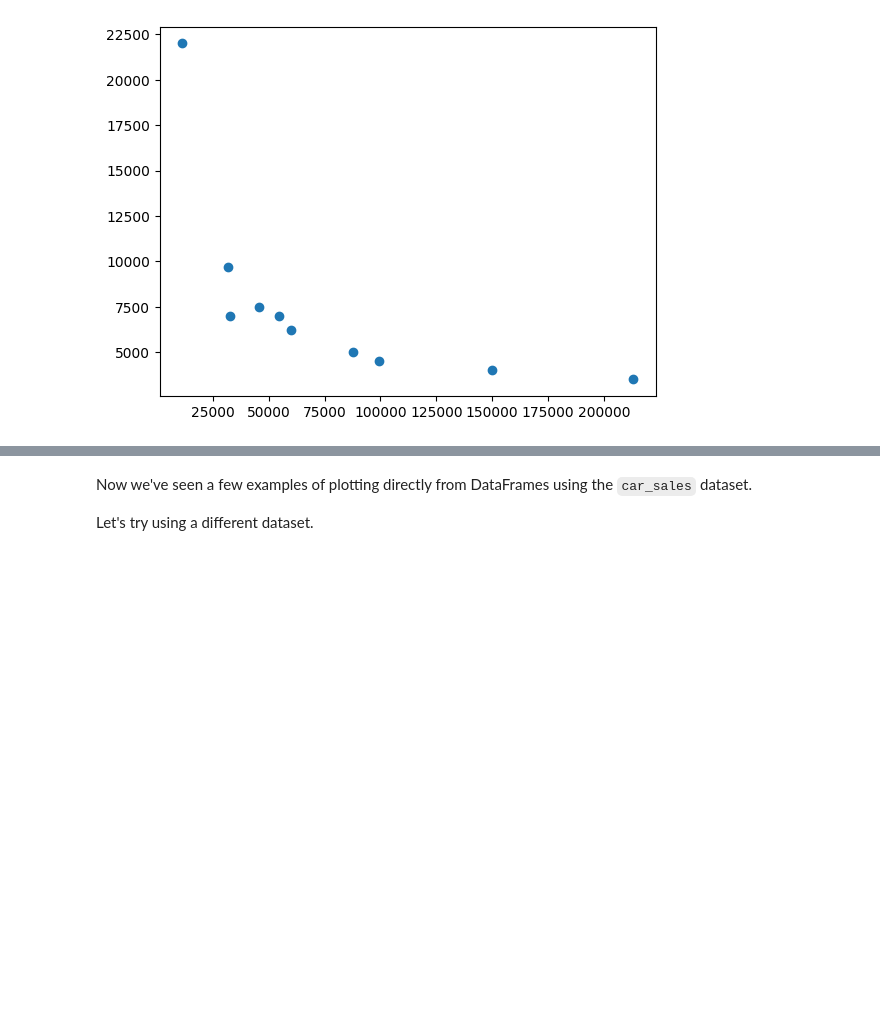
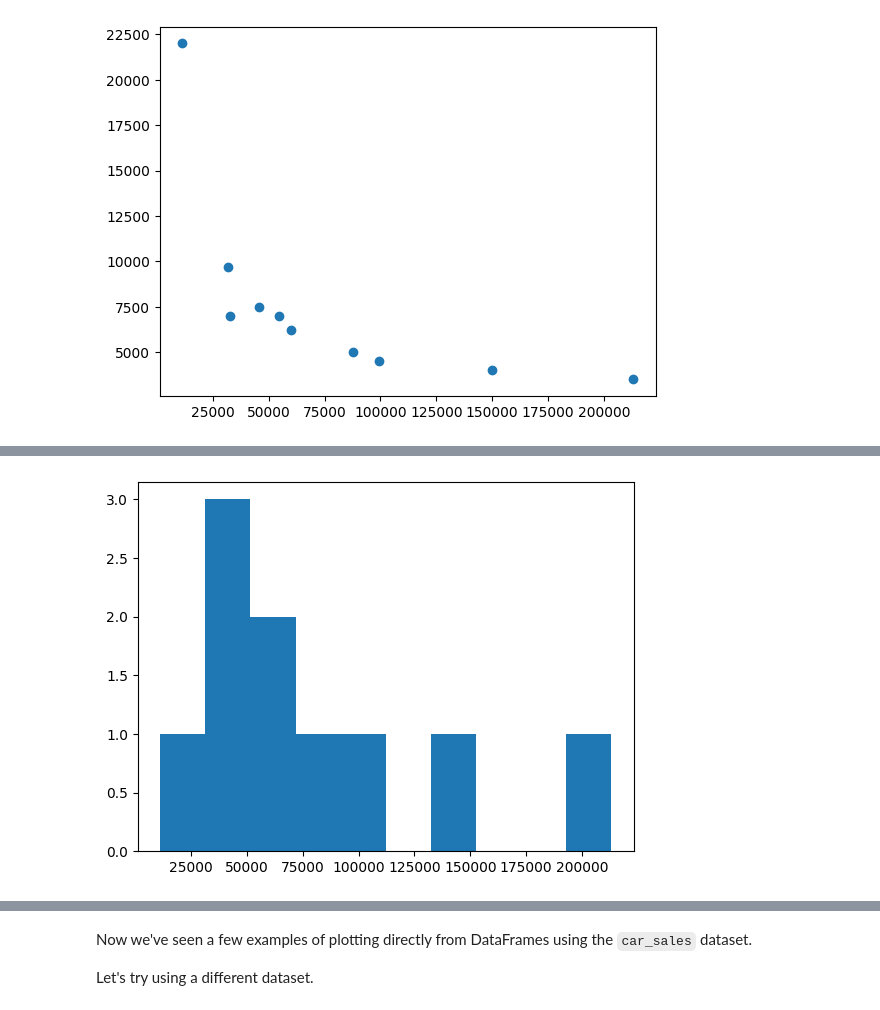
Before and after one commit to BrennZA/ZTM-ML, a Jupyter notebook: matplotlib-exercises.ipynb, the cells around one changed output, grey strips where cells are left out. Saved outputs shown, nothing was run; the diff lists cells and outputs as text; code cells hidden in the pictures; blank space fills up the shorter version.

```diff
--- a/matplotlib-exercises.ipynb
+++ b/matplotlib-exercises.ipynb
@@ -386,4 +405,7 @@ array([0.45924249, 0.063071  , 0.01714572, 0.37221729])
 # %%
 # Create a histogram of the 'Odometer (KM)' column
+plt.hist(car_sales['Odometer (KM)']);
+# %% [output]
+[figure, added]
 # %%
 # Create a histogram of the 'Price' column with 20 bins
```
Also changed, not shown: parts of 21 cells of this notebook.
